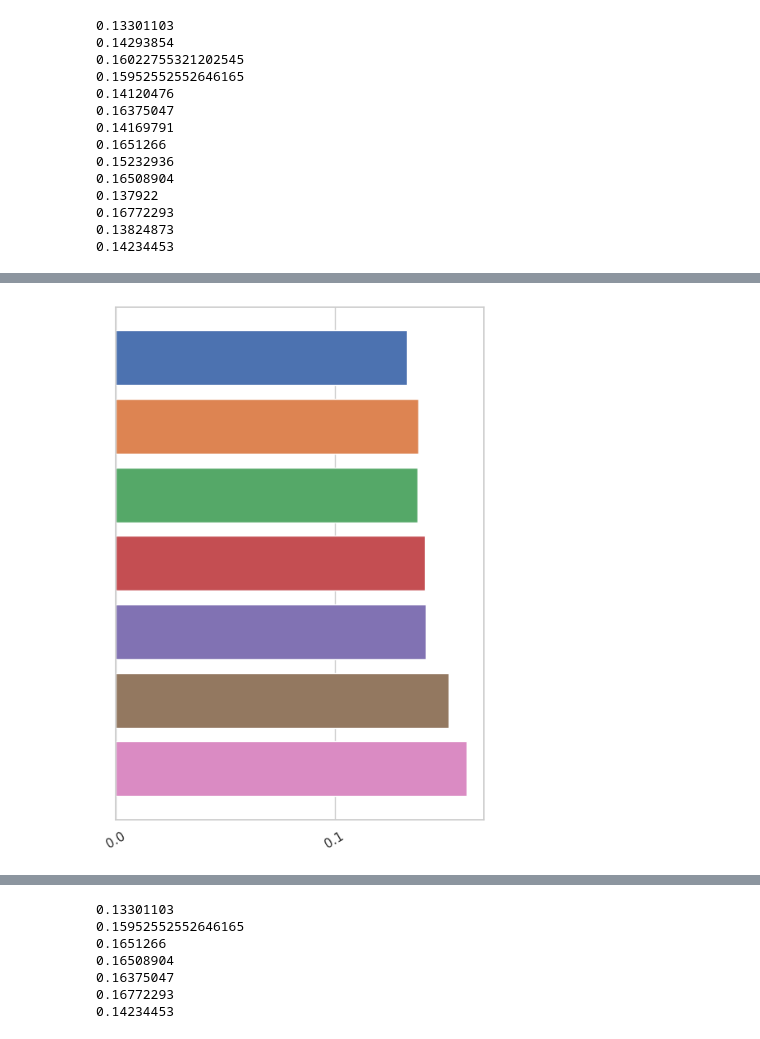
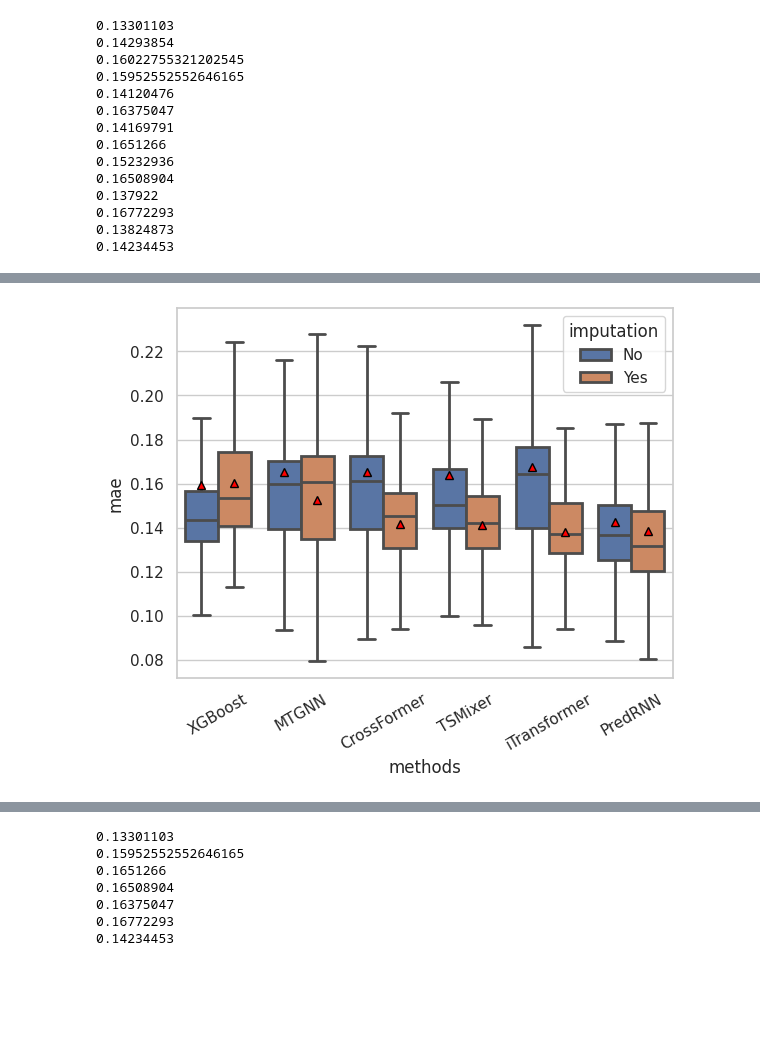
Before and after one commit to YangLabHKUST/STIMP, a Jupyter notebook: visualization/chesapeake/prediction.ipynb, the cells around one changed output, grey strips where cells are left out. Saved outputs shown, nothing was run; the diff lists cells and outputs as text; code cells hidden in the pictures; blank space fills up the shorter version.

```diff
--- a/visualization/chesapeake/prediction.ipynb
+++ b/visualization/chesapeake/prediction.ipynb
@@ -270,62 +260,44 @@ print(np.nanmean(mae_predrnn_wo))
-# %%
-import seaborn as sns
-import pandas as pd
-import matplotlib.pyplot as plt
-import matplotlib.ticker as mtick
-from matplotlib.pyplot import MultipleLocator
-
-sns.set(style="whitegrid")
-figure = plt.figure(figsize=(5,7))
-ax = figure.add_subplot(111)
-value = np.array([np.nanmean(mae_xg),np.nanmean(mae_mtgnn), np.nanmean(mae_crossformer), np.nanmean(mae_tsmixer), np.nanmean(mae_iTransformer), np.nanmean(mae_predrnn), np.nanmean(mae_our)])
-category = np.array(['XGBoost', "MTGNN", "CrossFormer", "TSMixer", "iTransFormer", "PredRNN", "Our"])
-# value = value.reshape(-1)
-# category = category.T
-# category = category.reshape(-1)
-color= sns.color_palette()[:7]
-color = color[::-1]
-# plot(x=category, y=value, showfliers=False)
-x_major_locator=MultipleLocator(0.1)
-ax.xaxis.set_major_locator(x_major_locator)
-ax.xaxis.set_major_formatter(mtick.FormatStrFormatter('%.1f'))
-plt.barh(category, value, color=color)
-plt.yticks([])
-plt.xticks(rotation=30)
-plt.tight_layout()
-# %% [output]
-[figure, removed]
 # %%
+import seaborn as sns
+import pandas as pd
+import numpy as np
+import matplotlib.pyplot as plt
 category = []
 category.extend(['XGBoost' for i in range(1893)])
 category.extend(['XGBoost' for i in range(1893)])
 category.extend(['MTGNN' for i in range(1893)])
 category.extend(['MTGNN' for i in range(1893)])
 category.extend(['CrossFormer' for i in range(1893)])
 category.extend(['CrossFormer' for i in range(1893)])
 category.extend(['TSMixer' for i in range(1893)])
 category.extend(['TSMixer' for i in range(1893)])
 category.extend(['iTransformer' for i in range(1893)])
 category.extend(['iTransformer' for i in range(1893)])
 category.extend(['PredRNN' for i in range(1893)])
 category.extend(['PredRNN' for i in range(1893)])
-category.extend(['Our' for i in range(1893)])
-category.extend(['Our' for i in range(1893)])
+
 imputation = []
 imputation.extend(['No' for i in range(1893)])
 imputation.extend(['Yes' for i in range(1893)])
 imputation.extend(['No' for i in range(1893)])
 imputation.extend(['Yes' for i in range(1893)])
 imputation.extend(['No' for i in range(1893)])
 imputation.extend(['Yes' for i in range(1893)])
 imputation.extend(['No' for i in range(1893)])
 imputation.extend(['Yes' for i in range(1893)])
 imputation.extend(['No' for i in range(1893)])
 imputation.extend(['Yes' for i in range(1893)])
 imputation.extend(['No' for i in range(1893)])
 imputation.extend(['Yes' for i in range(1893)])
-imputation.extend(['No' for i in range(1893)])
-imputation.extend(['Yes' for i in range(1893)])
-data = {'mae': np.concatenate([mae_xg_wo.numpy(), mae_xg.numpy(), mae_mtgnn_wo.numpy(), mae_mtgnn.numpy(), mae_crossformer_wo.numpy(), mae_crossformer.numpy(), mae_tsmixer_wo.numpy(), mae_tsmixer.numpy(), mae_iTransformer_wo.numpy(), mae_iTransformer.numpy(), mae_predrnn_wo.numpy(), mae_predrnn.numpy(), mae_our_wo.numpy(), mae_our.numpy()],0),
+
+data = {'mae': np.concatenate([mae_xg_wo.numpy(), mae_xg.numpy(), mae_mtgnn_wo.numpy(), mae_mtgnn.numpy(), mae_crossformer_wo.numpy(), mae_crossformer.numpy(), mae_tsmixer_wo.numpy(), mae_tsmixer.numpy(), mae_iTransformer_wo.numpy(), mae_iTransformer.numpy(), mae_predrnn_wo.numpy(), mae_predrnn.numpy()],0),
         'methods':category,
         'imputation':imputation}
 data = pd.DataFrame.from_dict(data)
+plt.xticks(rotation=30)
+g = sns.boxplot(x='methods', y='mae', hue='imputation', linewidth=2,showfliers=False,showmeans=True,data=data,meanprops={
+                       "markerfacecolor": "red",
+                       "markeredgecolor": "black",
+                       "markersize": "6"})
+# %% [output]
+[figure, added]
```
Also changed, not shown: parts of 7 cells of this notebook.
